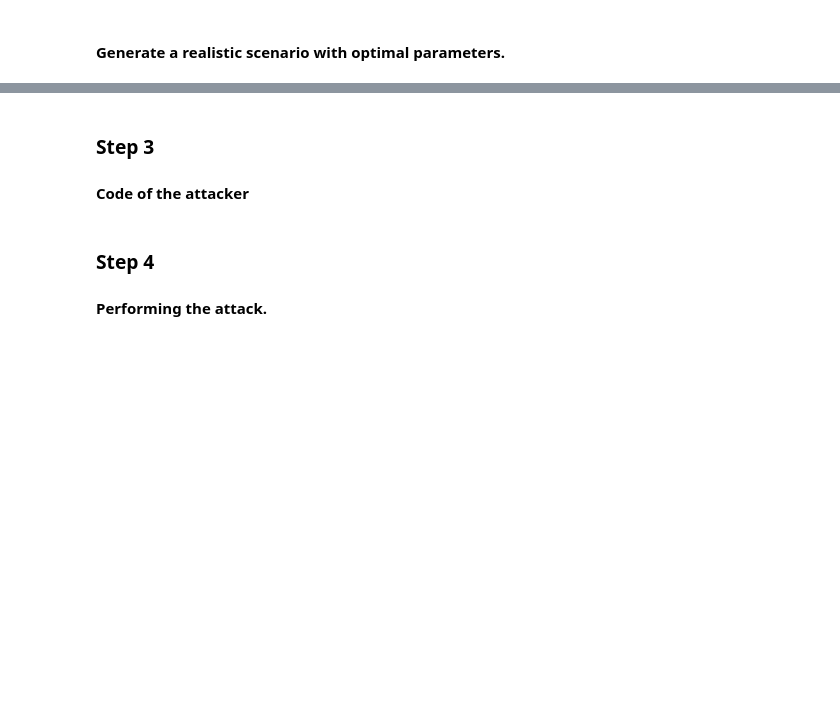
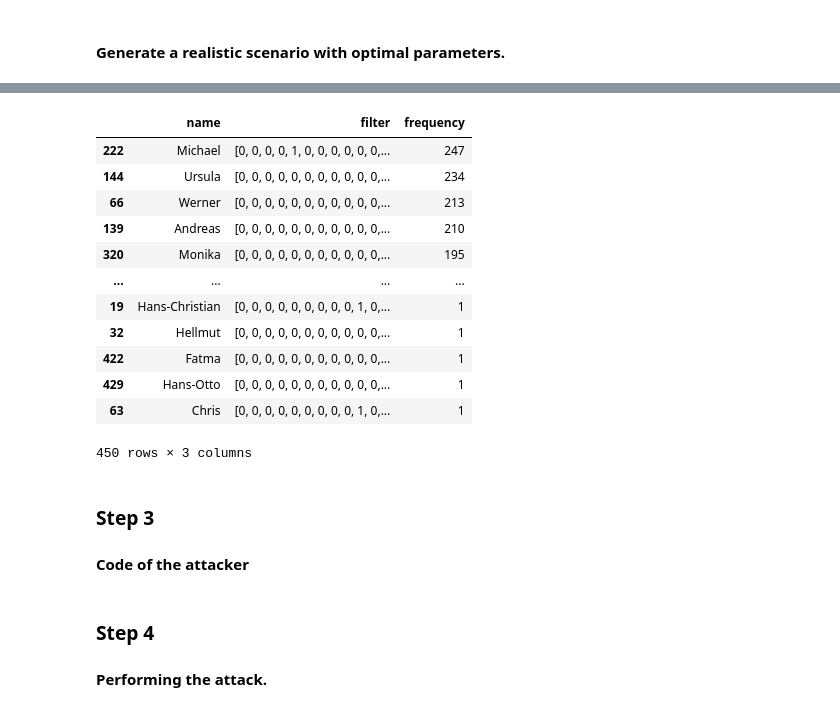
Before and after one commit to pedrotega/munics, a Jupyter notebook: PAN/Lab5/lab5.ipynb, the cells around one changed output, grey strips where cells are left out. Saved outputs shown, nothing was run; the diff lists cells and outputs as text; code cells hidden in the pictures; blank space fills up the shorter version.

```diff
--- a/PAN/Lab5/lab5.ipynb
+++ b/PAN/Lab5/lab5.ipynb
@@ -20,8 +20,11 @@ class BloomFilter:
       self.filter = [0] * m
 
   def add(self, name: str):
-    for i in range(len(name) - self.q + 1):
-      self._addQgram(name[i:i+self.q])
+    if len(name) < self.q:
+      self._addQgram(name)
+    else:
+      for i in range(len(name) - self.q + 1):
+        self._addQgram(name[i:i+self.q])
 
   def _addQgram(self, qgram):
     # Double hash q-gram and set corresponding bits to 1
@@ -32,11 +35,13 @@ class BloomFilter:
         self.filter[index] = 1
 
   def check(self, name: str):
-      if len(name) % 2 != 0:
-        name += "_"
-      for i in range(len(name) - self.q + 1):
-        if not self._checkQgram(name[i:i+self.q]):
-          return False
+      if len(name) < self.q:
+        if not self._checkQgram(name):
+            return False
+      else:
+        for i in range(len(name) - self.q + 1):
+          if not self._checkQgram(name[i:i+self.q]):
+            return False
       return True
 
   def _checkQgram(self, qgram):
@@ -136,7 +141,7 @@ print(list(df['name'].unique()))
 # %%
 import math
 
-def genScenario(n: int, m: int, k: int, s: int) -> [pd.DataFrame, pd.DataFrame, pd.DataFrame]:
+def genScenario(n: int, m: int, k: int, q: int, s: int) -> [pd.DataFrame, pd.DataFrame, pd.DataFrame]:
         '''
             Generate a real scenario.
             @params:
@@ -162,31 +167,41 @@ def genScenario(n: int, m: int, k: int, s: int) -> [pd.DataFrame, pd.DataFrame,
                 filters.append(bf.filter)
                 freqs.append(df['name'].value_counts()[name])
         bfs = pd.DataFrame({'filter': filters, 'frequency': freqs})
+        bfs = bfs.sample(frac=1).reset_index(drop=True)
+        bfs = bfs.sort_values(by='frequency', ascending=False)
 
         # 'real_df' are going to be used to check the result
         # of the attack.
         real_df = pd.DataFrame()
         real_df['name'] = df['name'].unique()
-        real_df['filter'] = bfs['filter']
+        real_df['filter'] = filters
+        real_df['frequency'] = freqs
+        real_df = real_df.sample(frac=1).reset_index(drop=True)
+        real_df = real_df.sort_values(by='frequency', ascending=False)
 
         return df, bfs, real_df
 
 
+
 # - Parameters selected by the user.
 n = 500
+q = 2
 # - Optimal parameters.
 epsilon = 5e-8
 m = round(-n*math.log(epsilon)/(math.log(2) ** 2))
 k = round(m/n*math.log(2))
 
-print('Epsilon =',epsilon)
-print('n =',n)
-print('m =',m)
-print('k =',k)
+print("Optimal parameters:")
+print('\tEpsilon =',epsilon)
+print('\tn =',n)
+print('\tm =',m)
+print('\tk =',k)
 print()
 
-df, bfs, real_df = genScenario(n=n,m=m,k=k,s=10000)
+df, bfs, real_df = genScenario(n=n,m=m,k=k,q=q,s=10000)
+print("Generated dataset:")
 print(df.head())
 print()
+print("Dataset for analysis in step 4:")
 print(real_df.head())
 # %% [output]
@@ -211,3 +225,19 @@ k = 24
+# %%
+real_df
+# %% [output]
+|  | name | filter | frequency |
+| 222 | Michael | [0, 0, 0, 0, 1, 0, 0, 0, 0, 0, 0,... | 247 |
+| 144 | Ursula | [0, 0, 0, 0, 0, 0, 0, 0, 0, 0, 0,... | 234 |
+| 66 | Werner | [0, 0, 0, 0, 0, 0, 0, 0, 0, 0, 0,... | 213 |
+| 139 | Andreas | [0, 0, 0, 0, 0, 0, 0, 0, 0, 0, 0,... | 210 |
+| 320 | Monika | [0, 0, 0, 0, 0, 0, 0, 0, 0, 0, 0,... | 195 |
+| ... | ... | ... | ... |
+| 19 | Hans-Christian | [0, 0, 0, 0, 0, 0, 0, 0, 0, 1, 0,... | 1 |
+| 32 | Hellmut | [0, 0, 0, 0, 0, 0, 0, 0, 0, 0, 0,... | 1 |
+| 422 | Fatma | [0, 0, 0, 0, 0, 0, 0, 0, 0, 0, 0,... | 1 |
+| 429 | Hans-Otto | [0, 0, 0, 0, 0, 0, 0, 0, 0, 0, 0,... | 1 |
+| 63 | Chris | [0, 0, 0, 0, 0, 0, 0, 0, 0, 1, 0,... | 1 |
+450 rows × 3 columns
 # %% [markdown]
 ### Step 3
 
```
Also changed, not shown: parts of 22 cells of this notebook.
